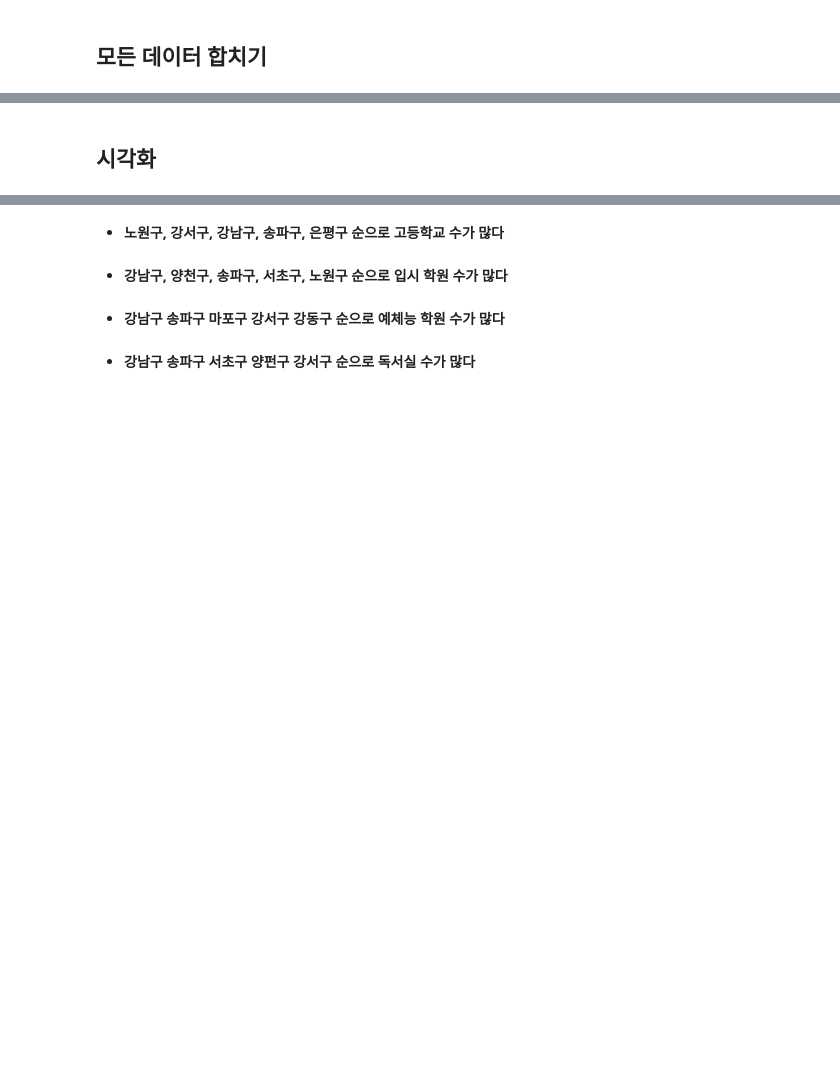
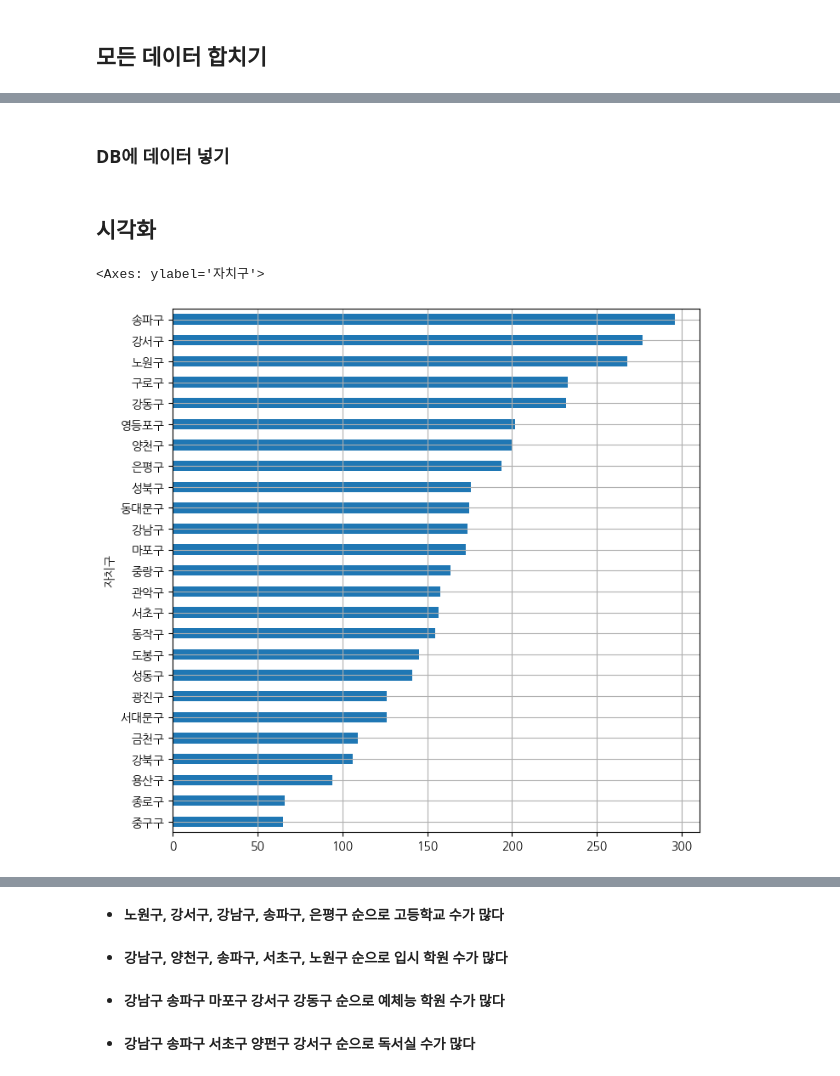
Before and after one commit to addinedu-ros-9th/eda-repo-2, a Jupyter notebook: data_collection/education.ipynb, the cells around one changed output, grey strips where cells are left out. Cells and saved outputs as stored; diff of their text form; code cells hidden in the pictures; blank space fills up the shorter version.

```diff
--- a/data_collection/education.ipynb
+++ b/data_collection/education.ipynb
@@ -261,0 +398,2 @@ school = school.sort_values('자치구').reset_index().drop('index',axis=1)
+# %% [markdown]
+### DB에 데이터 넣기
@@ -274 +436,7 @@ learning_space = learning_space.sort_values(['자치구']).reset_index()
+# %%
+daycare_center_sort = daycare_center.sort_values('계').set_index('자치구')
+daycare_center_sort['계'].plot(kind='barh', grid=True, figsize=(8,8))
+# %% [output]
+<Axes: ylabel='자치구'>
+[figure, added]
 # %%
```
Also changed, not shown: parts of 18 cells of this notebook.
